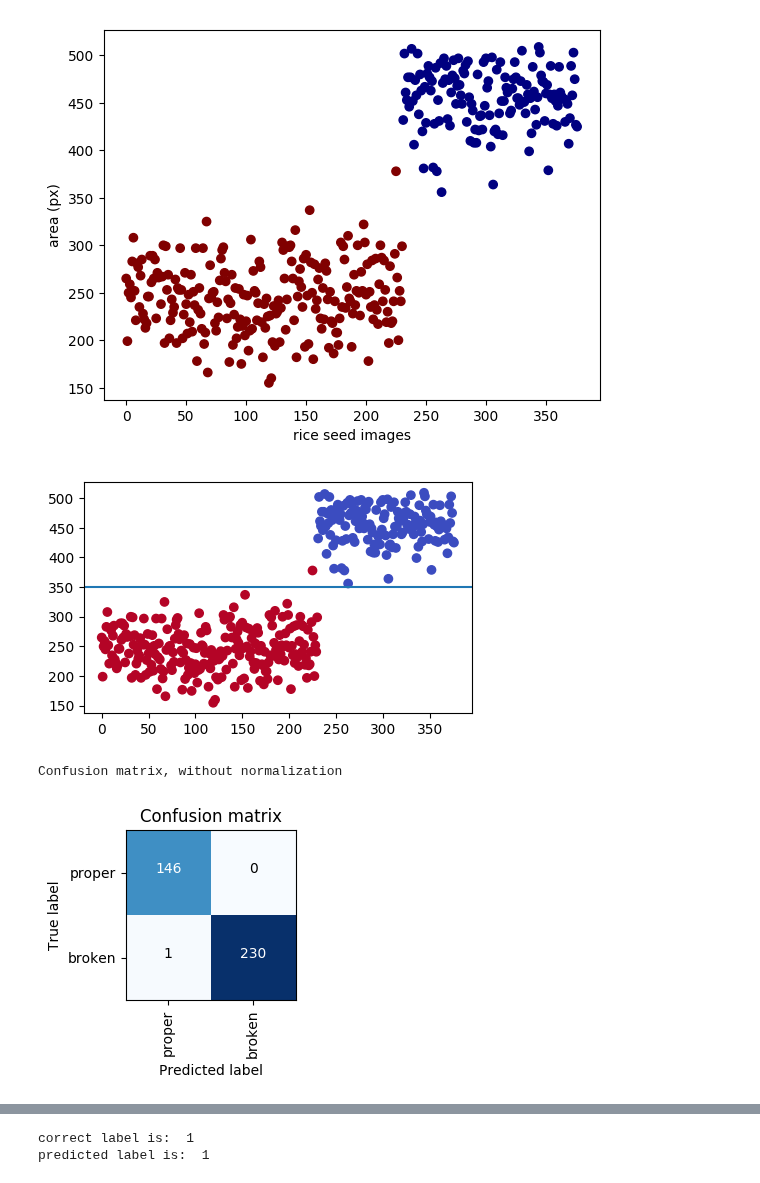
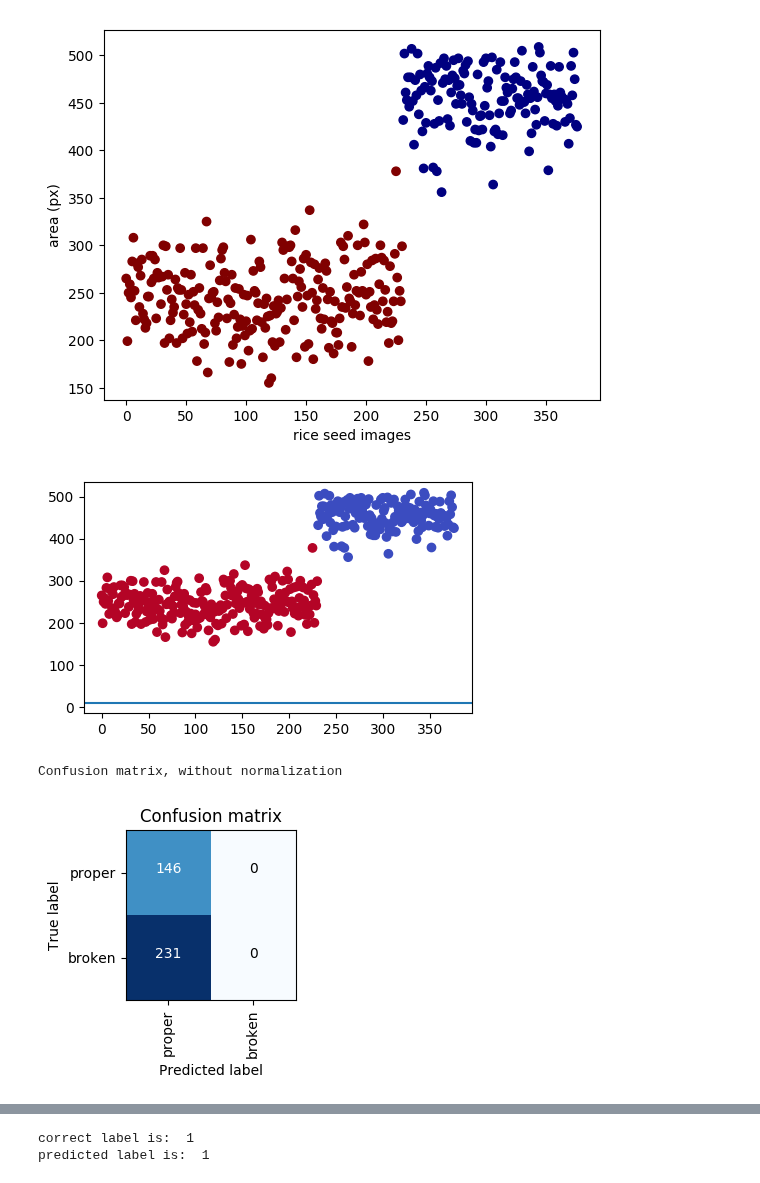
Before and after one commit to totti0223/deep_learning_for_biologists_with_keras, a Jupyter notebook: notebooks/rice_seed_classification.ipynb, the cells around one changed output, grey strips where cells are left out. Cells and saved outputs as stored; diff of their text form; code cells hidden in the pictures.

```diff
--- a/notebooks/rice_seed_classification.ipynb
+++ b/notebooks/rice_seed_classification.ipynb
@@ -265,35 +265,35 @@ plt.show()
 [figure]
 # %%
 #define an area threshold that can seperate the two classes
-area_threshold = 350
+area_threshold = 10
 
-#categorize whether the image is proper seed or broken seed according to the area_threshold value
+#classify whether the image is a proper seed or a broken seed according to the area_threshold value
 train_y_pred = []
 for area in X_train_area:
     if area > area_threshold:
         train_y_pred.append(0)
     else:
         train_y_pred.append(1)
 
 
 #plot scatter with threshold line
 plt.figure(figsize=(5,3))
 plt.scatter(range(len(X_train_area)),X_train_area,c=y_train,cmap=plt.cm.coolwarm)
 plt.axhline(y=area_threshold)
 #plt.plot([100,0],[100,350],'k-',lw=2)
 plt.show()
 
 #calculate confusion matrix
 cnf = confusion_matrix(y_train, train_y_pred)
 
 #confusion matrix in figure
 plt.figure(figsize=(3,3))
 plot_confusion_matrix(cnf, classes=["proper","broken"])
 plt.show()
 # %% [output]
-[figure, old version]
+[figure, new version]
 Confusion matrix, without normalization
-[figure, old version]
+[figure, new version]
 # %%
 #evaluate it with the test dataset
 test_y_pred = []
```
Also changed, not shown: parts of 7 cells of this notebook.
